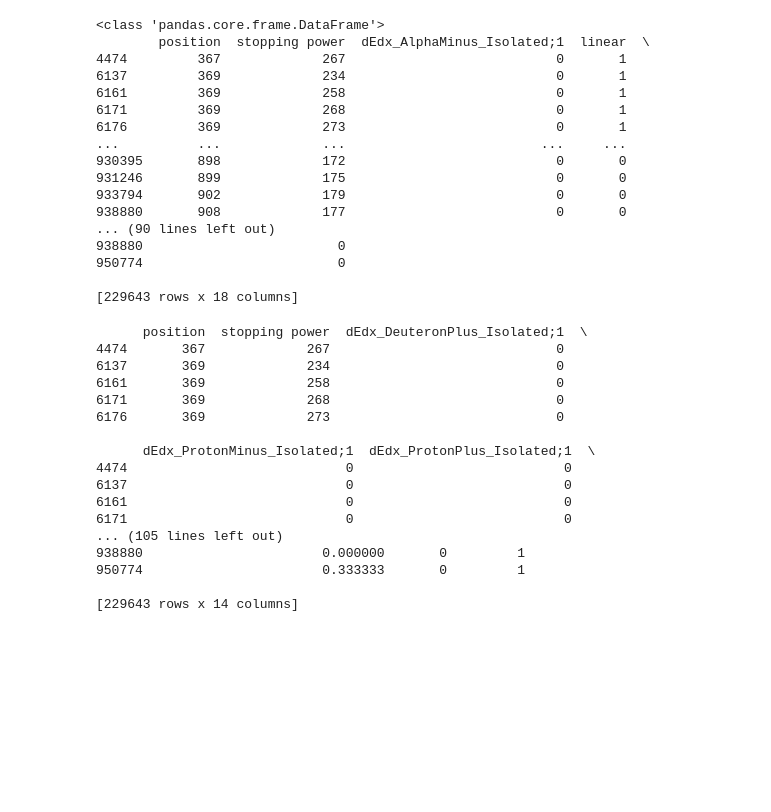
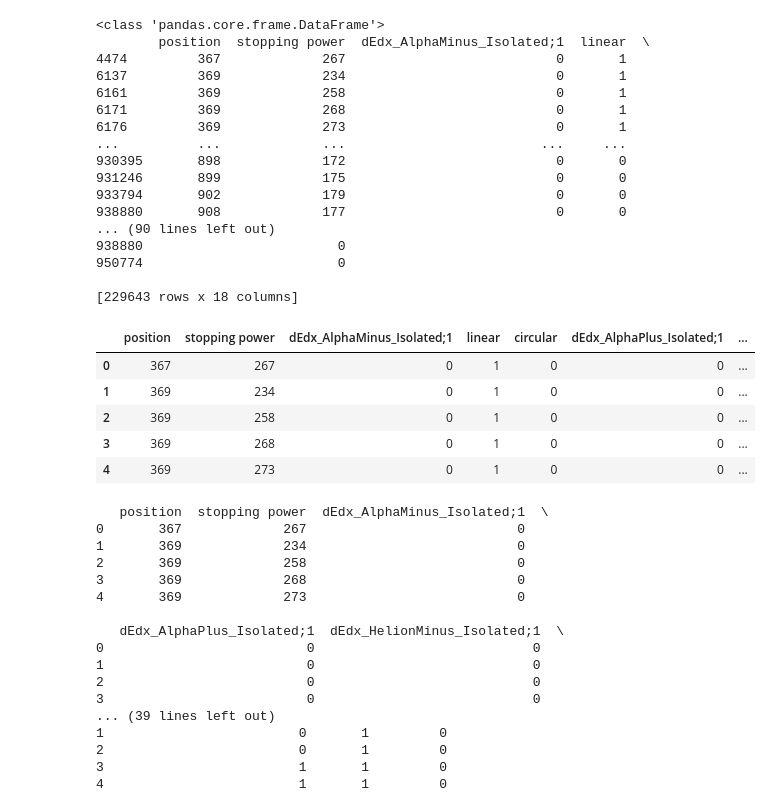
Before and after one commit to DaveStutler/G9, a Jupyter notebook: TEAM_FRIENDSHIP_PARTICLES_WOOOOO.ipynb, the cells around one changed output. Drawn from its saved outputs; the diff is of its cells as text; code cells hidden in the pictures; blank space fills up the shorter version.

```diff
--- a/TEAM_FRIENDSHIP_PARTICLES_WOOOOO.ipynb
+++ b/TEAM_FRIENDSHIP_PARTICLES_WOOOOO.ipynb
@@ -360,43 +358,43 @@ print(master)
 950774                         0
 
 [229643 rows x 18 columns]
+# %%
+#You do not need to run the code again cause I made a csv file
+
+masterr = '/content/HolyGrail.csv'
+
+master = pd.read_csv(masterr)
+
+master.head()
+# %% [output]
+|  | position | stopping power | dEdx_AlphaMinus_Isolated;1 | linear | circular | dEdx_AlphaPlus_Isolated;1 | ... |
+| 0 | 367 | 267 | 0 | 1 | 0 | 0 | ... |
+| 1 | 369 | 234 | 0 | 1 | 0 | 0 | ... |
+| 2 | 369 | 258 | 0 | 1 | 0 | 0 | ... |
+| 3 | 369 | 268 | 0 | 1 | 0 | 0 | ... |
+| 4 | 369 | 273 | 0 | 1 | 0 | 0 | ... |
 # %%
 
-'''ordered = list(master.columns[0:2]) + list(master.columns[5:]) + list([master.columns[3]]) + list([master.columns[4]])
-holygrail = master[ordered]'''
-#NOTE: do NOT run the above line of code more than once. Or else the ordering for master will be messed up again
-holygrail = master
+
+ordered = list(master.columns[:3]) + list(master.columns[5:]) + list([master.columns[3]]) + list([master.columns[4]])
+holygrail = master[ordered]
 print(holygrail.head())
-
-r = len(master.columns) - 2
-print(r)
-for column in range(r):
-  column_data = holygrail[holygrail.columns[column]]
-  column_name = holygrail.columns[column]
-  maxim = column_data.max()
-  minim = column_data.min()
-  threshold = .02
-  # we can change this if needed
-  holygrail[column_name] = np.where(
-    (column_data - minim) / (maxim - minim) > threshold,
-    (column_data - minim) / (maxim - minim),
-    0)
-print(holygrail)
+#!!!! NOTE: do NOT run the above line of code more than once in one session. Or else the ordering for master will be messed up again
 # %% [output]
-      position  stopping power  dEdx_DeuteronPlus_Isolated;1  \
-4474       367             267                             0
-6137       369             234                             0
-6161       369             258                             0
-6171       369             268                             0
-6176       369             273                             0
+   position  stopping power  dEdx_AlphaMinus_Isolated;1  \
+0       367             267                           0
+1       369             234                           0
+2       369             258                           0
+3       369             268                           0
+4       369             273                           0
 
-      dEdx_ProtonMinus_Isolated;1  dEdx_ProtonPlus_Isolated;1  \
-4474                            0                           0
-6137                            0                           0
-6161                            0                           0
-6171                            0                           0
-... (105 lines left out)
-938880                       0.000000       0         1
-950774                       0.333333       0         1
-
-[229643 rows x 14 columns]
+   dEdx_AlphaPlus_Isolated;1  dEdx_HelionMinus_Isolated;1  \
+0                          0                            0
+1                          0                            0
+2                          0                            0
+3                          0                            0
+... (39 lines left out)
+1                         0       1         0
+2                         0       1         0
+3                         1       1         0
+4                         1       1         0
```
Also changed, not shown: parts of 12 cells of this notebook.
